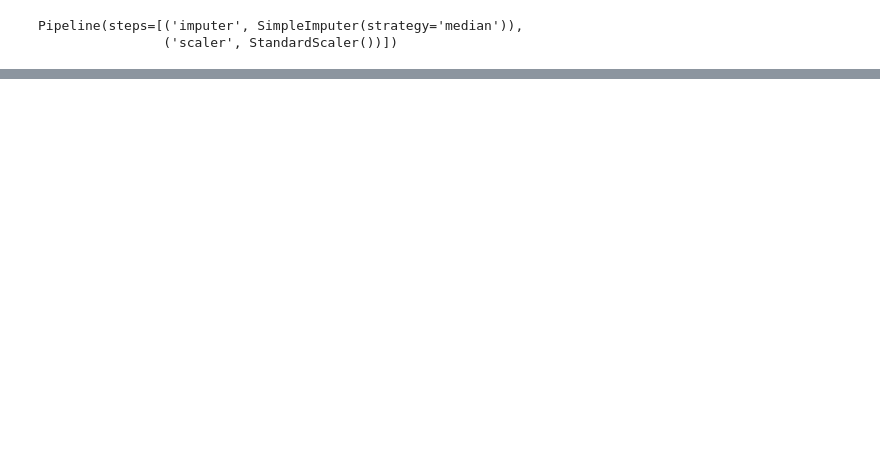
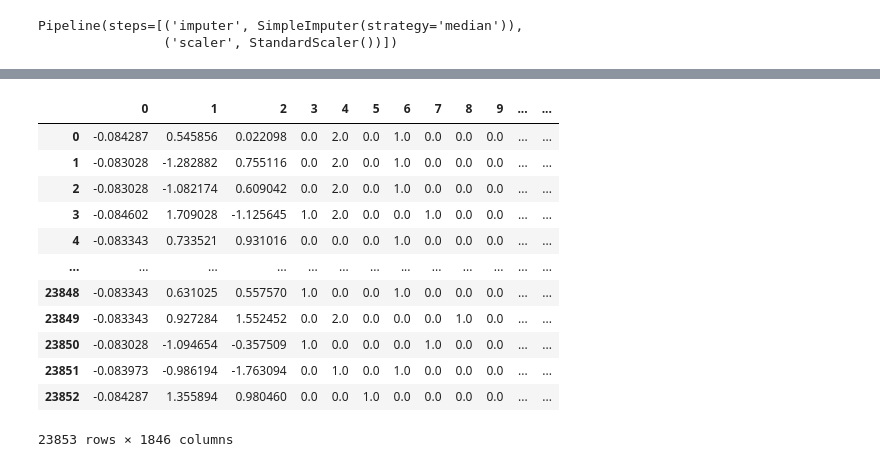
Before and after one commit to ELMOTTA89/Machine-learning, a Jupyter notebook: 10. Machine_Learning/ML1/kit élève/[Projet] Arbres/ML1.ipynb, the cells around one changed output, grey strips where cells are left out. Cells and saved outputs as stored; diff of their text form; code cells hidden in the pictures; blank space fills up the shorter version.

Commit message:
add pipline

```diff
--- a/10. Machine_Learning/ML1/kit élève/[Projet] Arbres/ML1.ipynb
+++ b/10. Machine_Learning/ML1/kit élève/[Projet] Arbres/ML1.ipynb
@@ -172,7 +172,7 @@ ord_pipline=Pipeline([('imputer',SimpleImputer(strategy='most_frequent')),
 ##pipline pour les caracteriqtique categor
 cat_pipline=Pipeline([('imputer',SimpleImputer(strategy='most_frequent')),
                       #imputer les valeurs manquantes
-                      ('onehot',OneHotEncoder())
+                      ('onehot',OneHotEncoder(handle_unknown='ignore'))
                       #encoder les  données catg
                       ])
 # %%
@@ -193,0 +193,4 @@ Pipeline(steps=[('imputer', SimpleImputer(strategy='most_frequent')),
+# %%
+preprocessor=ColumnTransformer(transformers=[('num',num_pipline,num_features),
+                                             ('ord',ord_pipline,ordinal_features),
+                                             ('cat',cat_pipline,categ_feature)])
@@ -193,0 +219,3 @@ Pipeline(steps=[('imputer', SimpleImputer(strategy='most_frequent')),
+# %%
+model_pipeline=Pipeline([('preprocessor',preprocessor)
+                         ])
@@ -193,0 +242,3 @@ Pipeline(steps=[('imputer', SimpleImputer(strategy='most_frequent')),
+# %%
+model_pipeline.fit(X_train)
+#X_train.columns
@@ -193,0 +263,24 @@ Pipeline(steps=[('imputer', SimpleImputer(strategy='most_frequent')),
+# %%
+x_train_pip=model_pipeline.fit_transform(X_train)
+x_test_pip=model_pipeline.transform(X_test)
+#(x_train_to array)
+#stratify=X["genre"] #i faut ajouter sur les dex xtrain et y train
+#fit : tu vas faire train determiner les parametres ..
+#fit_transform
+#transform : appliquer la transformer
+
+pd.DataFrame(x_train_pip.toarray())
+# %% [output]
+|  | 0 | 1 | 2 | 3 | 4 | 5 | 6 | 7 | 8 | 9 | ... | ... |
+| 0 | -0.084287 | 0.545856 | 0.022098 | 0.0 | 2.0 | 0.0 | 1.0 | 0.0 | 0.0 | 0.0 | ... | ... |
+| 1 | -0.083028 | -1.282882 | 0.755116 | 0.0 | 2.0 | 0.0 | 1.0 | 0.0 | 0.0 | 0.0 | ... | ... |
+| 2 | -0.083028 | -1.082174 | 0.609042 | 0.0 | 2.0 | 0.0 | 1.0 | 0.0 | 0.0 | 0.0 | ... | ... |
+| 3 | -0.084602 | 1.709028 | -1.125645 | 1.0 | 2.0 | 0.0 | 0.0 | 1.0 | 0.0 | 0.0 | ... | ... |
+| 4 | -0.083343 | 0.733521 | 0.931016 | 0.0 | 0.0 | 0.0 | 1.0 | 0.0 | 0.0 | 0.0 | ... | ... |
+| ... | ... | ... | ... | ... | ... | ... | ... | ... | ... | ... | ... | ... |
+| 23848 | -0.083343 | 0.631025 | 0.557570 | 1.0 | 0.0 | 0.0 | 1.0 | 0.0 | 0.0 | 0.0 | ... | ... |
+| 23849 | -0.083343 | 0.927284 | 1.552452 | 0.0 | 2.0 | 0.0 | 0.0 | 0.0 | 1.0 | 0.0 | ... | ... |
+| 23850 | -0.083028 | -1.094654 | -0.357509 | 1.0 | 0.0 | 0.0 | 0.0 | 1.0 | 0.0 | 0.0 | ... | ... |
+| 23851 | -0.083973 | -0.986194 | -1.763094 | 0.0 | 1.0 | 0.0 | 1.0 | 0.0 | 0.0 | 0.0 | ... | ... |
+| 23852 | -0.084287 | 1.355894 | 0.980460 | 0.0 | 0.0 | 1.0 | 0.0 | 0.0 | 0.0 | 0.0 | ... | ... |
+23853 rows × 1846 columns
```
Also changed, not shown: parts of 8 cells of this notebook.
